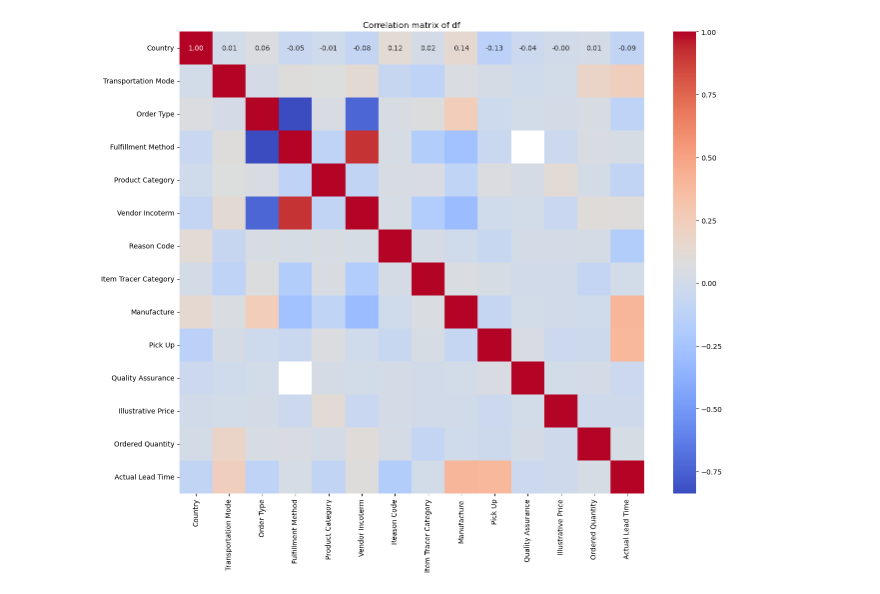
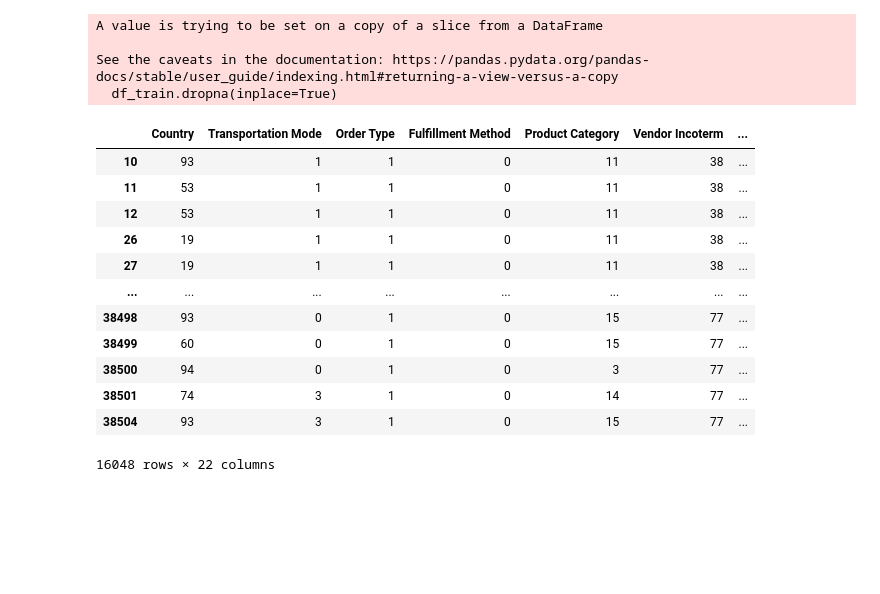
Before and after one commit to nhatthuan97/BigDataSupplyChain, a Jupyter notebook: LeadTimeModel.ipynb, the cells around one changed output. Cells and saved outputs as stored; diff of their text form; code cells hidden in the pictures; blank space fills up the shorter version.

Commit message:
Update Lead time model
Progress on lead time model (Essentially using random forest regressor)

```diff
--- a/LeadTimeModel.ipynb
+++ b/LeadTimeModel.ipynb
@@ -1 +1,5 @@
+# %%
+import pandas as pd
+#Read from file
+df=pd.read_csv('USAID_Health_Comodity_Delivery.csv')
 # %%
@@ -46,20 +14,0 @@ for col in features:
-# %%
-from sklearn.preprocessing import LabelEncoder
-
-# Initialize a LabelEncoder
-le = LabelEncoder()
-
-# Dictionary to hold the mappings for each column
-mapping = {}
-
-# Apply the LabelEncoder to the categorical columns
-for col in features:
-    if col in ['Manufacture','Pick Up','Quality Assurance','Illustrative Price','Ordered Quantity']:
-        continue
-
-    df[col] = le.fit_transform(df[col])
-    mapping[col] = dict(zip(le.transform(le.classes_), le.classes_))  # Reverse the mappings
-
-# Print the mappings
-for col, map_dict in mapping.items():
-    print(f"{col}: {map_dict}")
@@ -118,16 +15,41 @@ print(importances_df)
-# %%
-import seaborn as sns
-import matplotlib.pyplot as plt
-
-# Calculate the correlation matrix
-corr_matrix = df.corr()
-
-# Create a heatmap
-plt.figure(figsize=(15, 12))  # Increase figure size
-sns.heatmap(corr_matrix, annot=True, fmt=".2f", cmap='coolwarm', cbar=True, annot_kws={"size": 10})  # Decrease font size
-plt.title('Correlation matrix of df')
-plt.show()
-# %% [output]
-[figure, removed]
+# %%
+categories = ['Country', 'Transportation Mode', 'Order Type', 'Fulfillment Method', 'Product Category',
+            'Vendor Incoterm', 'Reason Code', 'Item Tracer Category','Framework Contract']
+numeric=['Manufacture','Pick Up','Quality Assurance','Illustrative Price','Ordered Quantity','Shipped Quantity','Number of Shipments',
+         'RO Validation','Sourcing and Planning','USAID Approval','Process PO/DO','Reason Code Duration']
+features=categories+numeric
+target = ['Actual Lead Time']
+# %%
+# Label econding for the categorical data in df
+from sklearn.preprocessing import LabelEncoder
+le = LabelEncoder()
+for i in categories:
+    df[i] = le.fit_transform(df[i])
+
+#For every nan value use the average of the column group by 'Product Category'
+for i in numeric:
+    df[i] = df[i].fillna(df.groupby('Product Category')[i].transform('mean'))
+
+df_train = df[features+target]
+df_train.dropna(inplace=True)
+df_train
+# %% [output]
+A value is trying to be set on a copy of a slice from a DataFrame
+
+See the caveats in the documentation: https://pandas.pydata.org/pandas-docs/stable/user_guide/indexing.html#returning-a-view-versus-a-copy
+  df_train.dropna(inplace=True)
+|  | Country | Transportation Mode | Order Type | Fulfillment Method | Product Category | Vendor Incoterm | ... |
+| 10 | 93 | 1 | 1 | 0 | 11 | 38 | ... |
+| 11 | 53 | 1 | 1 | 0 | 11 | 38 | ... |
+| 12 | 53 | 1 | 1 | 0 | 11 | 38 | ... |
+| 26 | 19 | 1 | 1 | 0 | 11 | 38 | ... |
+| 27 | 19 | 1 | 1 | 0 | 11 | 38 | ... |
+| ... | ... | ... | ... | ... | ... | ... | ... |
+| 38498 | 93 | 0 | 1 | 0 | 15 | 77 | ... |
+| 38499 | 60 | 0 | 1 | 0 | 15 | 77 | ... |
+| 38500 | 94 | 0 | 1 | 0 | 3 | 77 | ... |
+| 38501 | 74 | 3 | 1 | 0 | 14 | 77 | ... |
+| 38504 | 93 | 3 | 1 | 0 | 15 | 77 | ... |
+16048 rows × 22 columns
 # %%
 from sklearn.model_selection import train_test_split
```
Also changed, not shown: parts of 11 cells of this notebook, 5 other files.
